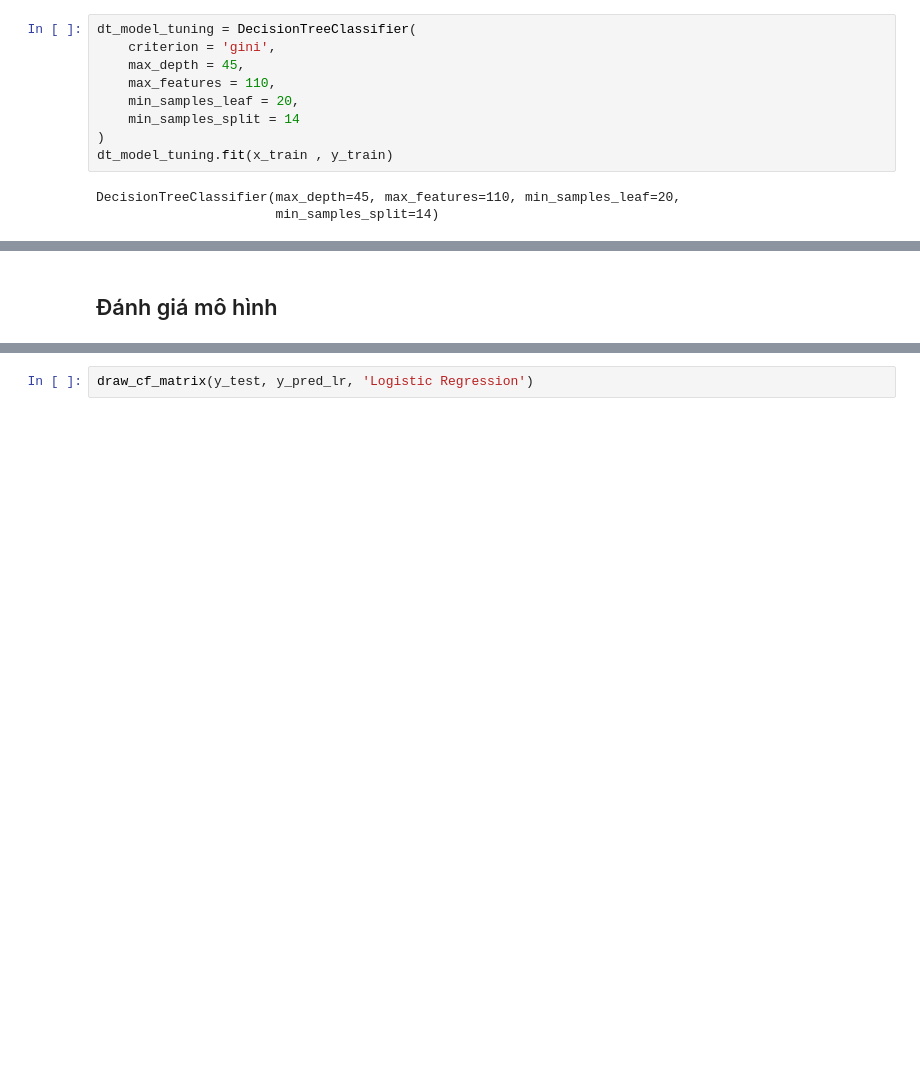
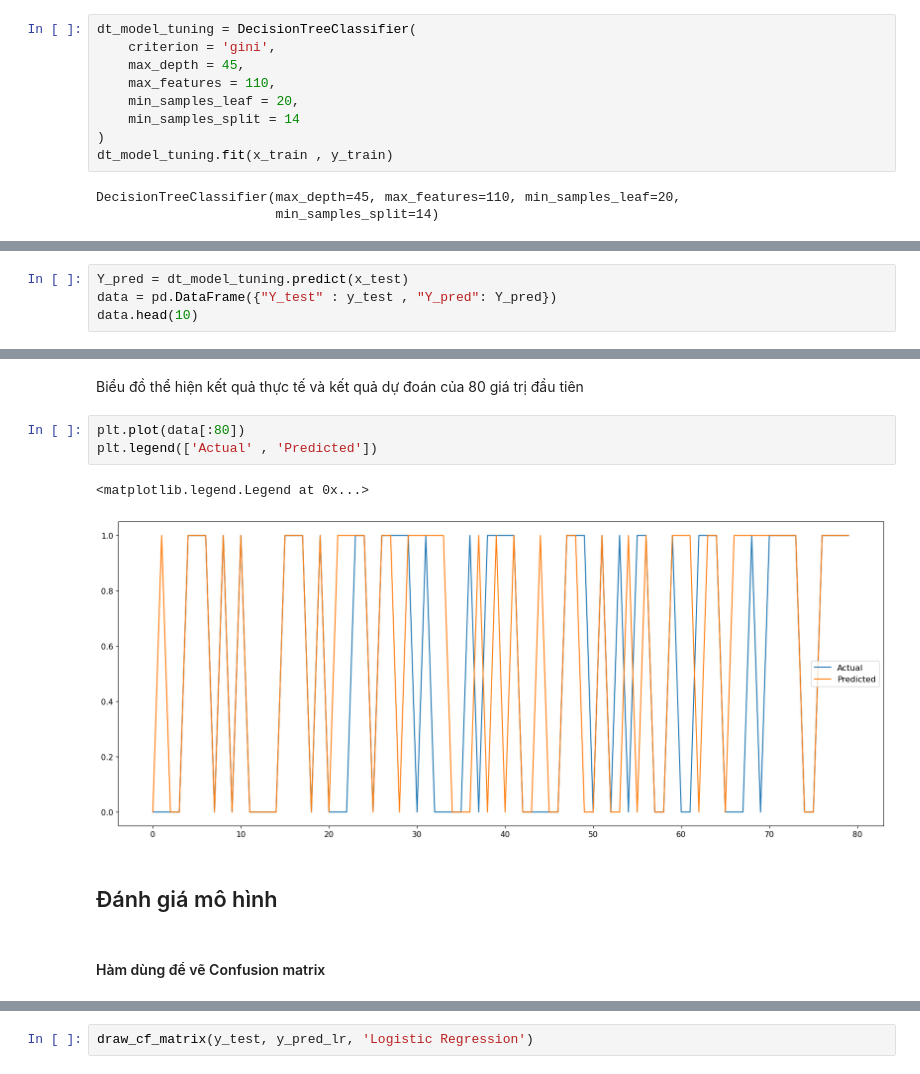
Before and after one commit to ElectricGoal/NMKHDL_Project1, a Jupyter notebook: data modeling/model.ipynb, the cells around one changed output, grey strips where cells are left out. Cells and saved outputs as stored; diff of their text form; blank space fills up the shorter version.

```diff
--- a/data modeling/model.ipynb
+++ b/data modeling/model.ipynb
@@ -353,0 +382,4 @@ dts
+# %%
+Y_pred = dt_model_tuning.predict(x_test)
+data = pd.DataFrame({"Y_test" : y_test , "Y_pred": Y_pred})
+data.head(10)
@@ -354,2 +398,12 @@ dts
+# %% [markdown]
+Biểu đồ thể hiện kết quả thực tế và kết quả dự đoán của 80 giá trị đầu tiên
+# %%
+plt.plot(data[:80])
+plt.legend(['Actual' , 'Predicted'])
+# %% [output]
+<matplotlib.legend.Legend at 0x...>
+[figure, added]
 # %% [markdown]
 ## Đánh giá mô hình
+# %% [markdown]
+#### Hàm dùng để vẽ Confusion matrix
```
Also changed, not shown: parts of 46 cells of this notebook, 1 other file.
